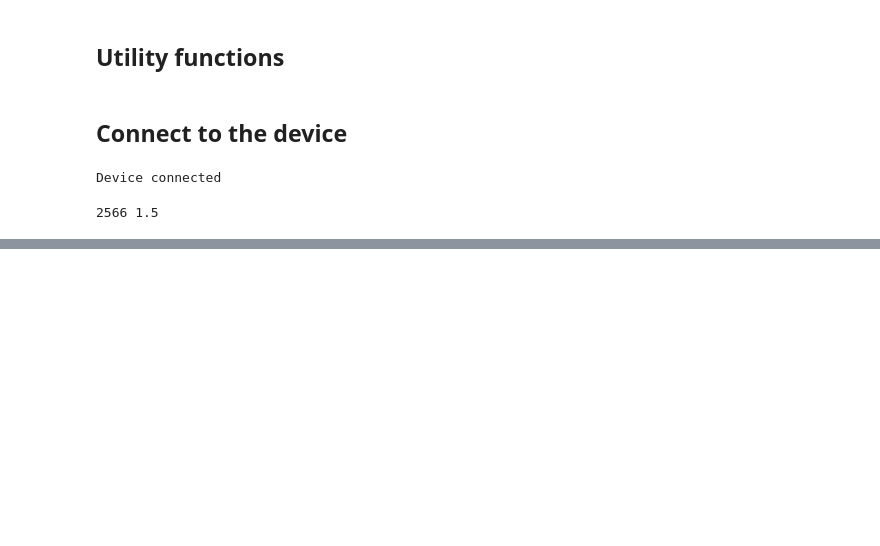
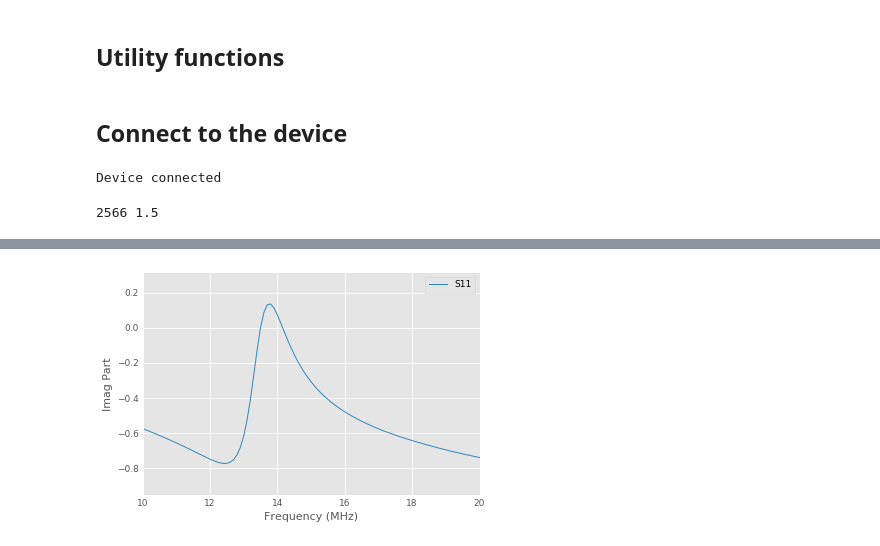
Before and after one commit to EA4FRB/sark110-python, a Jupyter notebook: src/scikit-rf-smith.ipynb, the cells around one changed output, grey strips where cells are left out. Drawn from its saved outputs; the diff is of its cells as text; code cells hidden in the pictures; blank space fills up the shorter version.

```diff
--- a/src/scikit-rf-smith.ipynb
+++ b/src/scikit-rf-smith.ipynb
@@ -72,0 +81,4 @@ print(ring_slot)
+# %%
+ring_slot.plot_s_im()
+# %% [output]
+[figure, added]
```
Also changed, not shown: parts of 9 cells of this notebook.
